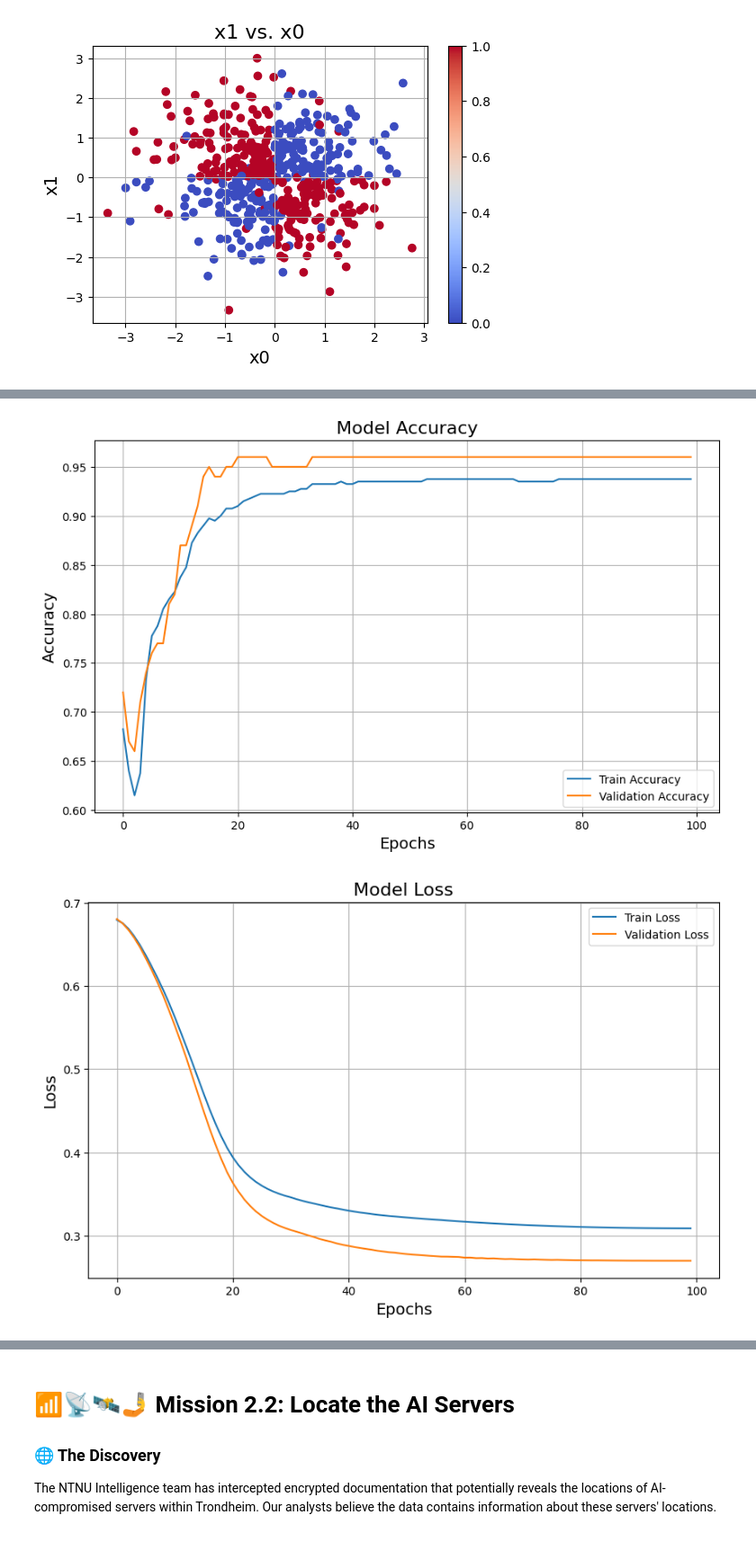
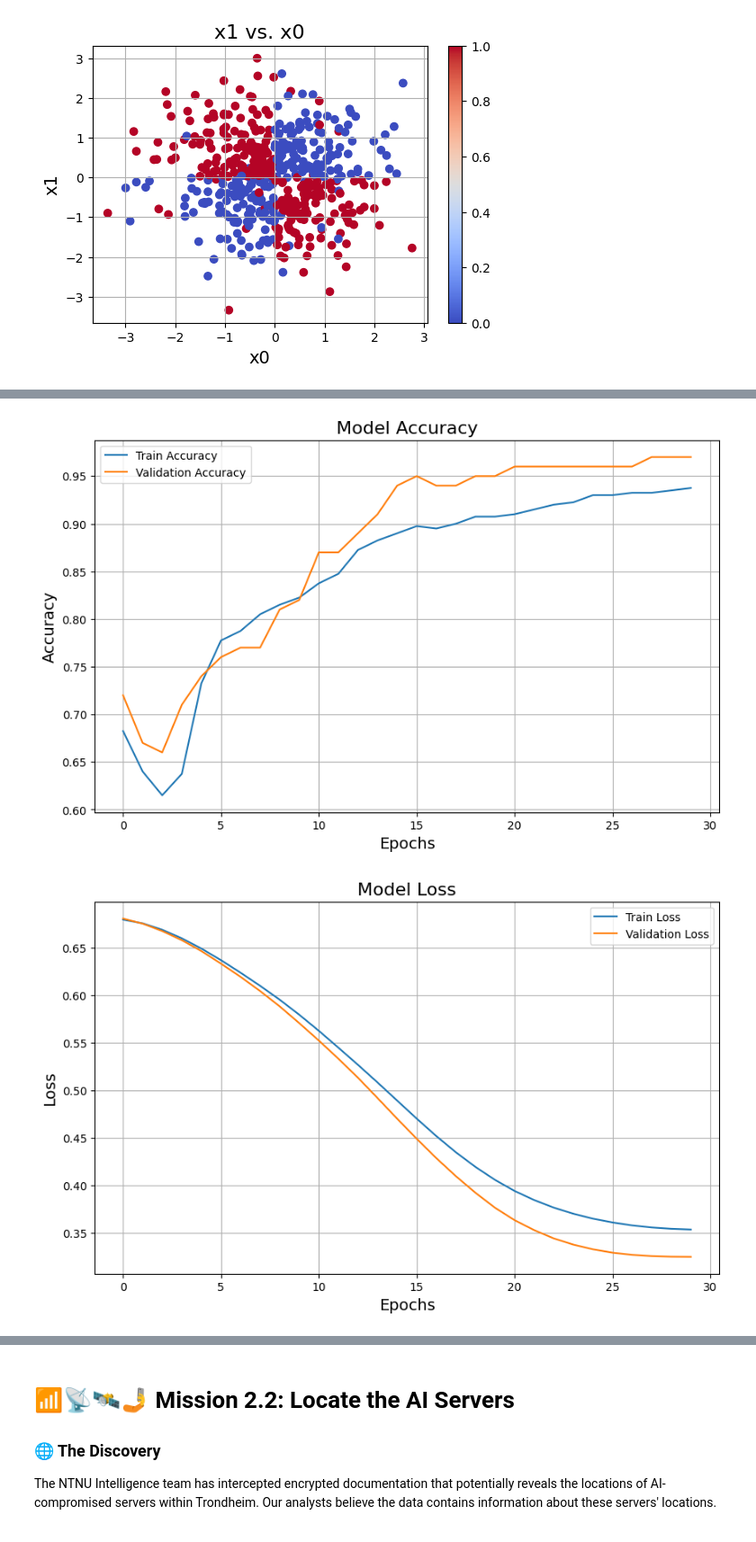
Before and after one commit to Ksund02/Machine-Learning-Project, a Jupyter notebook: Assignment2/Chapter_2.ipynb, the cells around one changed output, grey strips where cells are left out. Shown at 90% size. Cells and saved outputs as stored; diff of their text form; code cells hidden in the pictures.

```diff
--- a/Assignment2/Chapter_2.ipynb
+++ b/Assignment2/Chapter_2.ipynb
@@ -115,14 +107,16 @@ def lr_schedule(epoch, initial_lr=0.04, warmup_epochs=5, total_epochs=50):
         lr = initial_lr * cosine_decay
     return lr
 # %%
+# Set seed for reproducibility
 np.random.seed(42)
 set_seed(42)
 set_random_seed(42)
 enable_op_determinism()
 
+# train and validation split
 train, val = train_test_split(train, test_size=0.2, random_state=42)
-# x_train, x_val, y_train, y_val = train_test_split(train[['x0', 'x1']], train['y'], stratify=train['y'], random_state=42)
 
+# Data preparation
 x_train = train[['x0', 'x1']]
 y_train = train['y']
 x_val = val[['x0', 'x1']]
@@ -130,6 +124,7 @@ y_val = val['y']
 x_test = test[['x0', 'x1']]
 y_test = test['y']
 
+# Model definition
 model = Sequential(
     [
         Dense(10, activation='relu', name='layer1'),
@@ -138,15 +133,16 @@ model = Sequential(
     ]
 )
 
+# Model compilation
 model.compile(
     optimizer = SGD(learning_rate=0.04),
     loss = 'binary_crossentropy',
     metrics = ['accuracy']
 )
 
-# Schedule learning rate
-total_epochs = 100
+total_epochs = 30
 
+# Learning rate scheduler
 lr_scheduler = LearningRateScheduler(lambda epoch: lr_schedule(epoch, initial_lr=0.04, warmup_epochs=20, total_epochs=total_epochs))
 
 history = model.fit(
@@ -167,10 +163,7 @@ test_accuracy = accuracy_score(y_test, test_prediction)
 print(f'Train Accuracy: {train_accuracy}')
 print(f'Test Accuracy: {test_accuracy}')
 
-# history.history
-# model.layers
-# model.weights
-# model.summary()
+# Visualize the model architecture
 plot_model(model, to_file='model.png', show_shapes=True, show_layer_names=True)
 
 plt.figure(figsize=(10, 6))
@@ -224,2 +215,2 @@ Test Accuracy: 0.934
-[figure, old version]
+[figure, new version]
-[figure, old version]
+[figure, new version]
```
Also changed, not shown: parts of 8 cells of this notebook.
